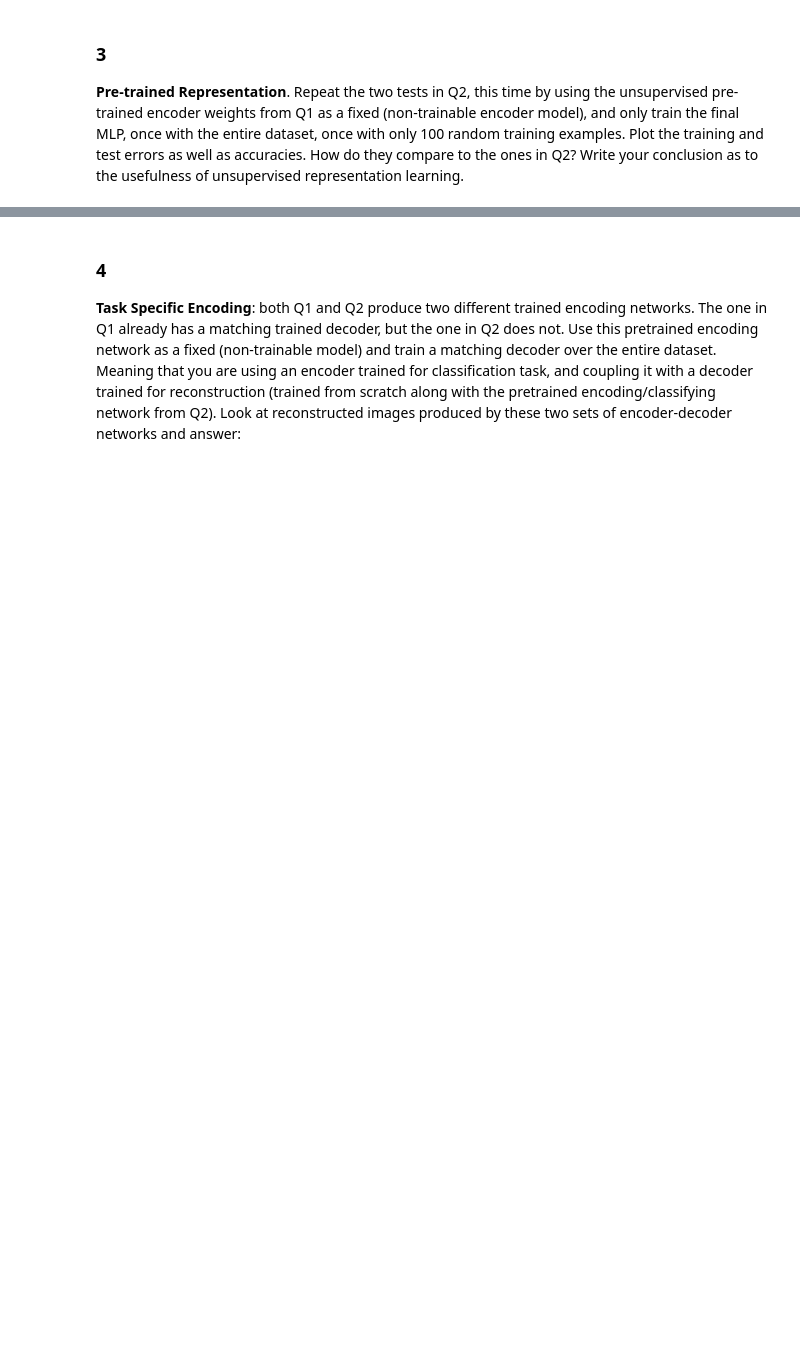
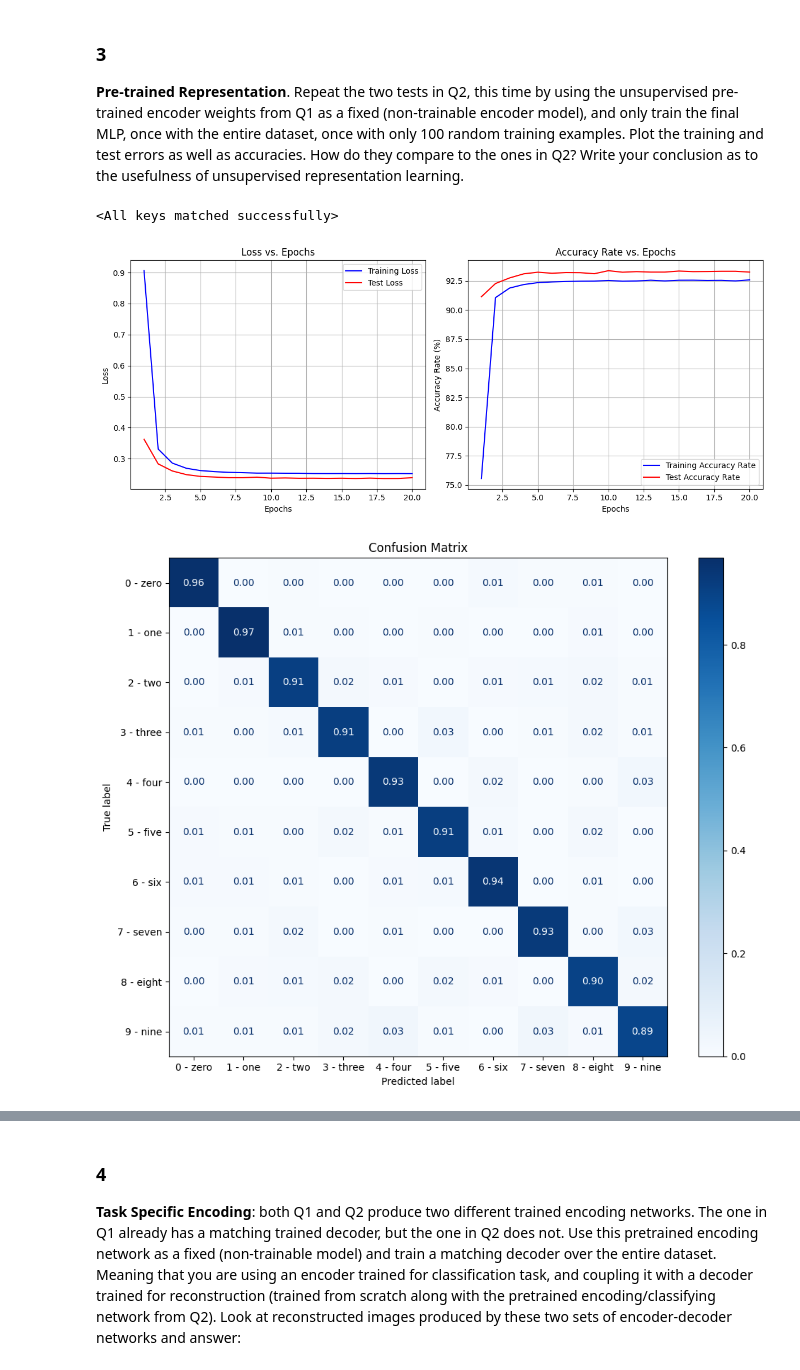
Before and after one commit to NathanP23/Introduction-to-Deep-Learning-67822, a Jupyter notebook: Ex2/Ex2Sol.ipynb, the cells around one changed output, grey strips where cells are left out. Cells and saved outputs as stored; diff of their text form; code cells hidden in the pictures; blank space fills up the shorter version.

```diff
--- a/Ex2/Ex2Sol.ipynb
+++ b/Ex2/Ex2Sol.ipynb
@@ -212,3 +497,45 @@ The best practice here is to keep the model divided into two models: the origina
 # %% [markdown]
 ### 3
 **Pre-trained Representation**. Repeat the two tests in Q2, this time by using the unsupervised pre-trained encoder weights from Q1 as a fixed (non-trainable encoder model), and only train the final MLP, once with the entire dataset, once with only 100 random training examples. Plot the training and test errors as well as accuracies. How do they compare to the ones in Q2? Write your conclusion as to the usefulness of unsupervised representation learning.
+# %%
+device = torch.device("cuda:0" if torch.cuda.is_available() else "cpu")
+auto_encoder_state_path = os.path.join(models_root_dir, f"Ex2_Q1_b_big_latent_dimension_16_base_c=16_d_latent=16.pt")
+auto_encoder_weights = torch.load(auto_encoder_state_path, map_location=device, weights_only=True)
+
+auto_encoder = ConvolutionalAutoencoder(base_channel_count=16, latent_dimension=16).to(device)
+auto_encoder.load_state_dict(auto_encoder_weights)
+# %% [output]
+<All keys matched successfully>
+# %%
+torch.manual_seed(42)
+torch.cuda.manual_seed(42)
+latent_dim = 16
+channels_count = 16
+num_epochs = 20
+learning_rate = 1e-3
+
+model = MLPClassifier(channels_count, latent_dim)
+model.encoder.load_state_dict(auto_encoder.encoder.state_dict())
+
+# Freeze encoder parameters and train only for the latent2classes layer.
+for param in model.encoder.parameters():
+    param.requires_grad = False
+
+
+criterion = nn.CrossEntropyLoss()
+optimizer = optim.Adam(model.classification_layer.parameters(), lr=learning_rate)
+
+trained_model, train_losses, train_accuracies, test_losses, test_accuracies = train_MLP_model(
+    model,
+    train_loader,
+    test_loader,
+    criterion,
+    optimizer,
+    num_epochs
+)
+
+plot_training_curves(train_losses, test_losses, train_accuracies, test_accuracies)
+plot_sklearn_confusion_matrix(model, train_loader, normalize='true', class_names=train_loader.dataset.classes)
+# %% [output]
+[figure, added]
+[figure, added]
```
Also changed, not shown: parts of 47 cells of this notebook, 9 other files.
